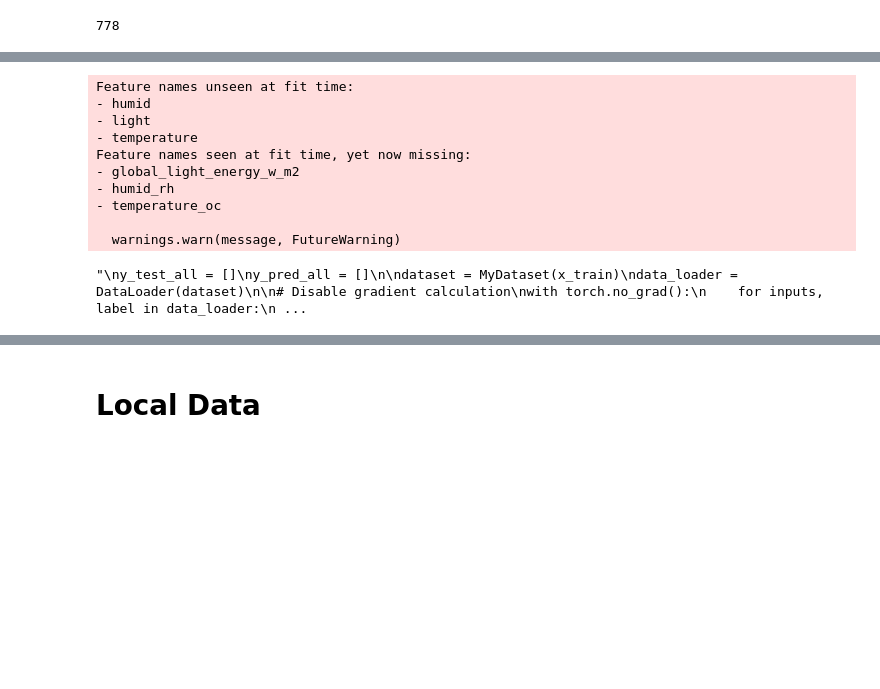
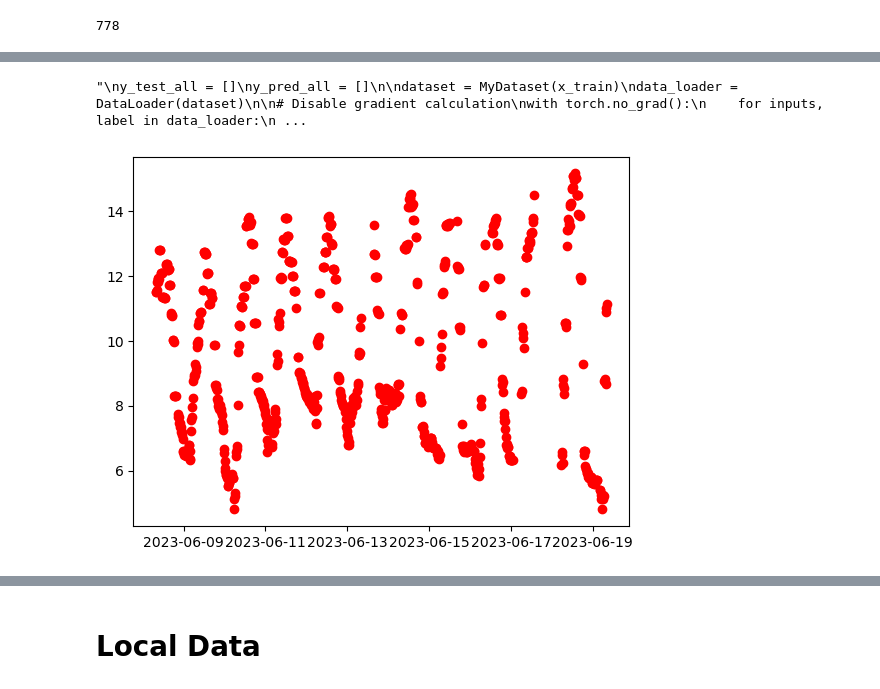
Before and after one commit to NawidT/morefish-ml, a Jupyter notebook: training/do_training.ipynb, the cells around one changed output, grey strips where cells are left out. Cells and saved outputs as stored; diff of their text form; code cells hidden in the pictures; blank space fills up the shorter version.

Commit message:
updated file. Keep name in order

```diff
--- a/training/do_training.ipynb
+++ b/training/do_training.ipynb
@@ -79,10 +77,10 @@ not considered: wdspd_m_s (low correlation), par_umol_photons_m2_s (duplicated),
 # Training
 # %%
 # store all rows where temp is greater than 25 in splitted
-splitted = pd.read_csv("../../../../../../Downloads/do_combined_updated_new.csv")
-print(splitted.columns)
-test = splitted.copy(True)
-X_train,X_test,y_train,y_test = train_test_split(test[['global_light_energy_w_m2', 'ph', 'wdspd_m_s_airtemp_oc_ph', 'humid_rh']],
+#combined = pd.read_csv("../datasets/do_combined.csv")
+print(combined.columns)
+test = combined.copy(True)
+X_train,X_test,y_train,y_test = train_test_split(test[['global_light_energy_w_m2', 'ph', 'temperature_oc', 'humid_rh', 'airtemp_oc']],
         test['dissolved_oxygen_mg_l'], test_size=0.15)
 # %% [output]
 Index(['datetime', 'experimentid_x', 'ph', 'temperature_oc',
@@ -135,7 +130,7 @@ y_pred = clf_rbf_svm.predict(X_test)
 stats(y_pred, y_test)
 
 print("------------ Polynomial SVR Results ------------")
-clf_poly_nusvm = make_pipeline(preprocessing.SplineTransformer(), NuSVR(kernel='poly', shrinking=False, C=2.5))
+clf_poly_nusvm = make_pipeline(preprocessing.SplineTransformer(), SVR(kernel='poly', shrinking=False, C=2.5))
 clf_poly_nusvm.fit(X_train, y_train)
 y_pred = clf_poly_nusvm.predict(X_test)
 stats(y_pred, y_test)
@@ -461,8 +436,10 @@ Index(['ph', 'temperature', 'datetime', 'do_linreg', 'rounded_datetime',
       dtype='object')
 # %%
-x_train = df[['ph', 'temperature', 'light', 'humid']]
-y_pred = rf_regressor.predict(x_train)
-df['RF'] = y_pred
+df.rename(columns={'ph': 'ph', 'temperature': 'temperature_oc', 'light': 'global_light_energy_w_m2', 'humid': 'humid_rh', 'airtemp': 'airtemp_oc'}, inplace=True)
+
+x_train = df[['global_light_energy_w_m2', 'ph', 'temperature_oc', 'humid_rh', 'airtemp_oc']]
+y_pred = clf_rbf_svm.predict(x_train)
+df['rbfSVM'] = y_pred
 
 # test the neural net model and store its result in the pandas df
 '''
@@ -488,15 +465,11 @@ y_pred_all = np.concatenate(y_pred_all)
 df['DeepNN'] = y_pred_all
 '''
 # %% [output]
-Feature names unseen at fit time:
-- humid
-- light
-- temperature
-Feature names seen at fit time, yet now missing:
-- global_light_energy_w_m2
-- humid_rh
-- temperature_oc
-
-  warnings.warn(message, FutureWarning)
+"\ny_test_all = []\ny_pred_all = []\n\ndataset = MyDataset(x_train)\ndata_loader = DataLoader(dataset)\n\n# Disable gradient calculation\nwith torch.no_grad():\n    for inputs, label in data_loader:\n ...
-"\ny_test_all = []\ny_pred_all = []\n\ndataset = MyDataset(x_train)\ndata_loader = DataLoader(dataset)\n\n# Disable gradient calculation\nwith torch.no_grad():\n    for inputs, label in data_loader:\n ...
+# %%
+#plt.plot(df['datetime'], pd.to_numeric(df['do_linreg']), 'bo')
+plt.plot(df['datetime'], df['polySVM'], 'ro')
+plt.show()
+# %% [output]
+[figure, added]
 # %%
```
Also changed, not shown: parts of 13 cells of this notebook, 5 other files.
